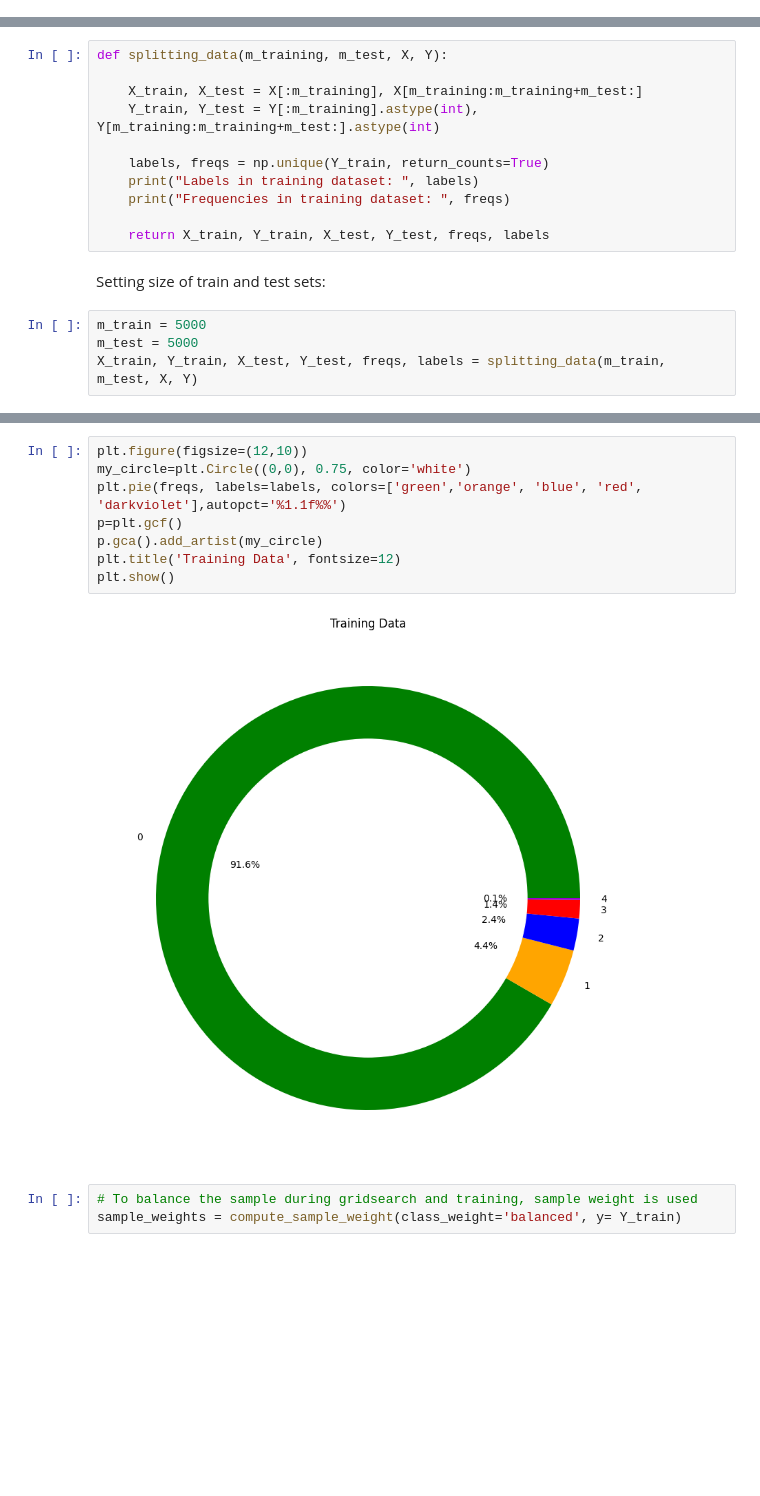
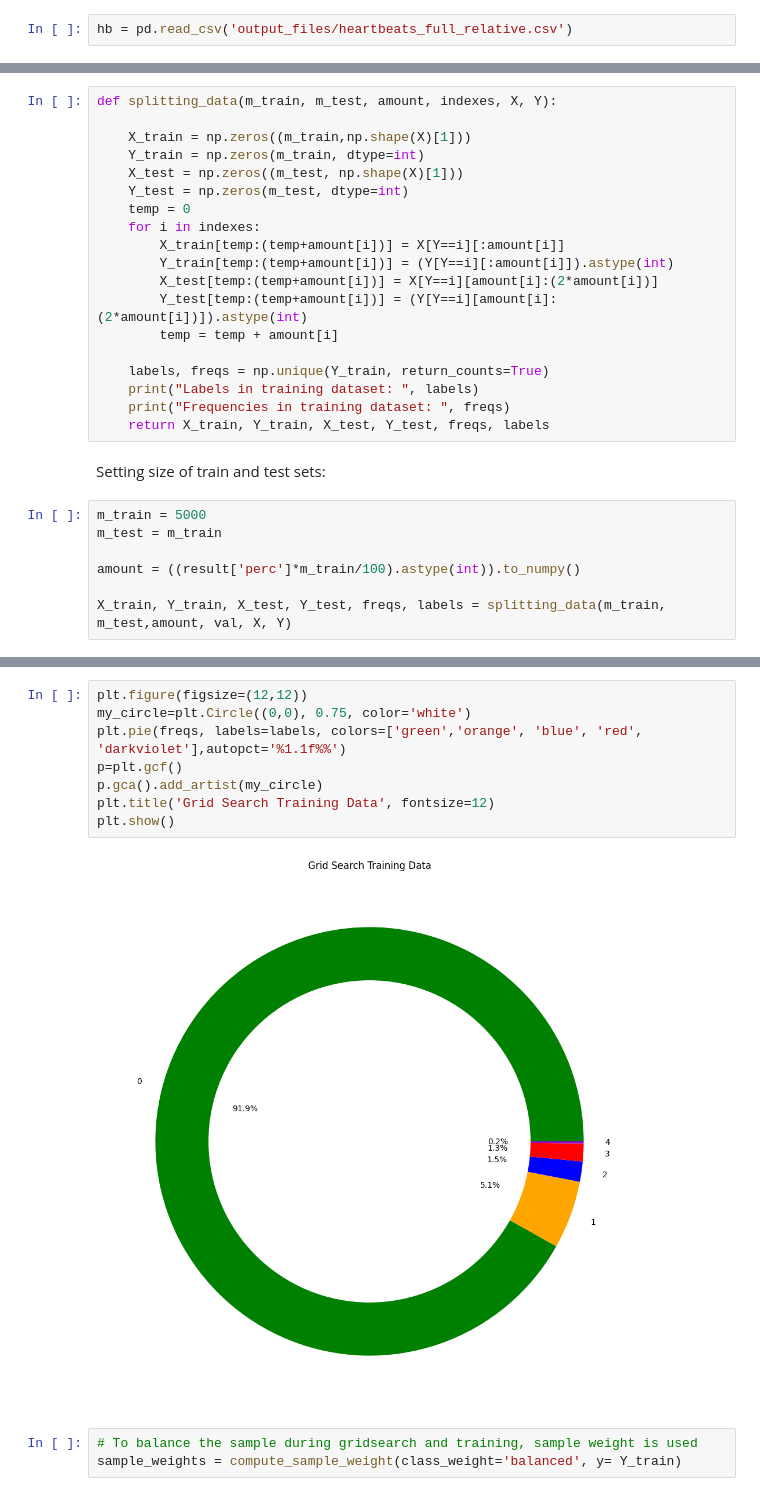
Before and after one commit to ericabrisigotti/ECG_heartbeat_classification_with_ML_LCP-B, a Jupyter notebook: ECG_Physionet.ipynb, the cells around one changed output, grey strips where cells are left out. Saved outputs shown, nothing was run; the diff lists cells and outputs as text; blank space fills up the shorter version.

```diff
--- a/ECG_Physionet.ipynb
+++ b/ECG_Physionet.ipynb
@@ -1893,0 +1913,2 @@ ML_input = np.hstack((features, hand_extracted_features))
+# %%
+hb = pd.read_csv('output_files/heartbeats_full_relative.csv')
@@ -1932,19 +2005,30 @@ Y = Y[permutation]
-# %%
-def splitting_data(m_training, m_test, X, Y):
-
-    X_train, X_test = X[:m_training], X[m_training:m_training+m_test:]
-    Y_train, Y_test = Y[:m_training].astype(int), Y[m_training:m_training+m_test:].astype(int)
-
-    labels, freqs = np.unique(Y_train, return_counts=True)
-    print("Labels in training dataset: ", labels)
-    print("Frequencies in training dataset: ", freqs)
-
-    return X_train, Y_train, X_test, Y_test, freqs, labels
+# %%
+def splitting_data(m_train, m_test, amount, indexes, X, Y):
+
+    X_train = np.zeros((m_train,np.shape(X)[1]))
+    Y_train = np.zeros(m_train, dtype=int)
+    X_test = np.zeros((m_test, np.shape(X)[1]))
+    Y_test = np.zeros(m_test, dtype=int)
+    temp = 0
+    for i in indexes:
+        X_train[temp:(temp+amount[i])] = X[Y==i][:amount[i]]
+        Y_train[temp:(temp+amount[i])] = (Y[Y==i][:amount[i]]).astype(int)
+        X_test[temp:(temp+amount[i])] = X[Y==i][amount[i]:(2*amount[i])]
+        Y_test[temp:(temp+amount[i])] = (Y[Y==i][amount[i]:(2*amount[i])]).astype(int)
+        temp = temp + amount[i]
+
+    labels, freqs = np.unique(Y_train, return_counts=True)
+    print("Labels in training dataset: ", labels)
+    print("Frequencies in training dataset: ", freqs)
+    return X_train, Y_train, X_test, Y_test, freqs, labels
 # %% [markdown]
 Setting size of train and test sets:
 # %%
 m_train = 5000
-m_test = 5000
-X_train, Y_train, X_test, Y_test, freqs, labels = splitting_data(m_train, m_test, X, Y)
+m_test = m_train
+
+amount = ((result['perc']*m_train/100).astype(int)).to_numpy()
+
+X_train, Y_train, X_test, Y_test, freqs, labels = splitting_data(m_train, m_test,amount, val, X, Y)
 # %% [output]
 Labels in training dataset:  [0 1 2 3 4]
@@ -1952,13 +2036,13 @@ Frequencies in training dataset:  [4582  219  122   70    7]
 # %%
-plt.figure(figsize=(12,10))
+plt.figure(figsize=(12,12))
 my_circle=plt.Circle((0,0), 0.75, color='white')
 plt.pie(freqs, labels=labels, colors=['green','orange', 'blue', 'red', 'darkviolet'],autopct='%1.1f%%')
 p=plt.gcf()
 p.gca().add_artist(my_circle)
-plt.title('Training Data', fontsize=12)
+plt.title('Grid Search Training Data', fontsize=12)
 plt.show()
 # %% [output]
-[figure, old version]
+[figure, new version]
 # %%
 # To balance the sample during gridsearch and training, sample weight is used
 sample_weights = compute_sample_weight(class_weight='balanced', y= Y_train)
```
Also changed, not shown: parts of 101 cells of this notebook.
